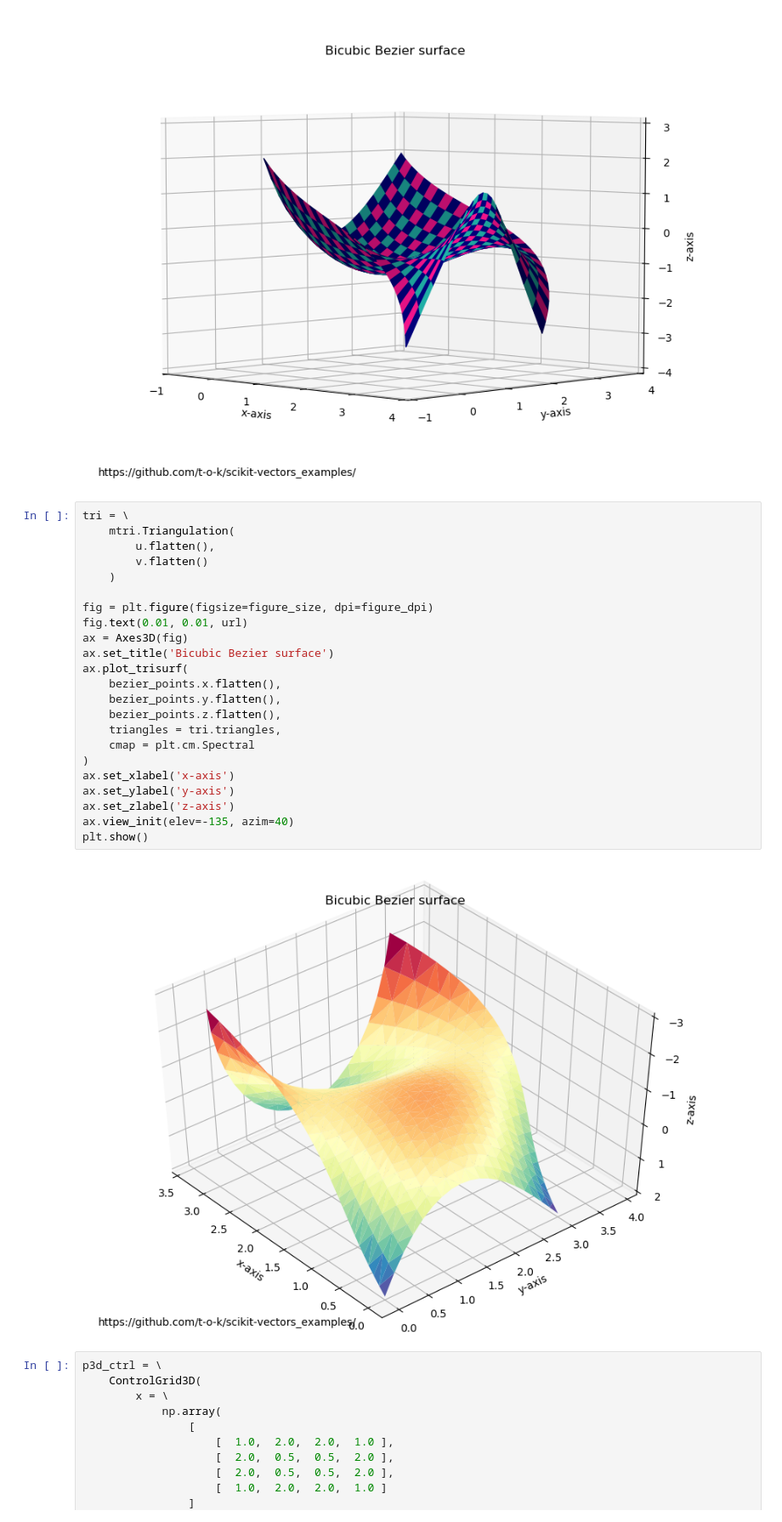
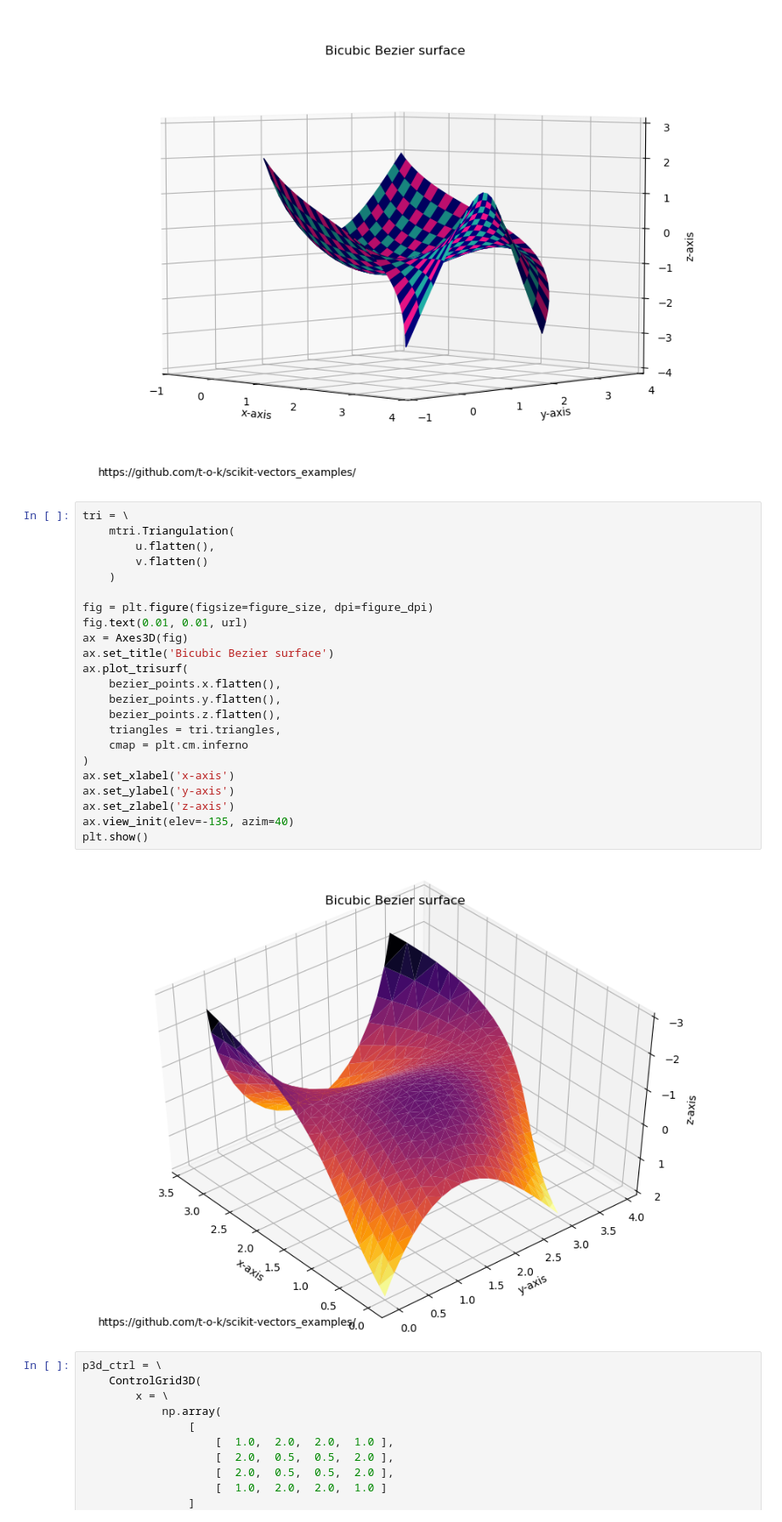
Before and after one commit to t-o-k/scikit-vectors_examples, a Jupyter notebook: Bezier_Surfaces.ipynb, the cells around one changed output. Shown at 85% size. Drawn from its saved outputs; the diff is of its cells as text.

Commit message:
changed colot map for the first trisurf plot

```diff
--- a/Bezier_Surfaces.ipynb
+++ b/Bezier_Surfaces.ipynb
@@ -219,28 +219,28 @@ plt.show()
 # %%
 tri = \
     mtri.Triangulation(
         u.flatten(),
         v.flatten()
     )
 
 fig = plt.figure(figsize=figure_size, dpi=figure_dpi)
 fig.text(0.01, 0.01, url)
 ax = Axes3D(fig)
 ax.set_title('Bicubic Bezier surface')
 ax.plot_trisurf(
     bezier_points.x.flatten(),
     bezier_points.y.flatten(),
     bezier_points.z.flatten(),
     triangles = tri.triangles,
-    cmap = plt.cm.Spectral
+    cmap = plt.cm.inferno
 )
 ax.set_xlabel('x-axis')
 ax.set_ylabel('y-axis')
 ax.set_zlabel('z-axis')
 ax.view_init(elev=-135, azim=40)
 plt.show()
 # %% [output]
-[figure, old version]
+[figure, new version]
 # %%
 p3d_ctrl = \
     ControlGrid3D(
```
